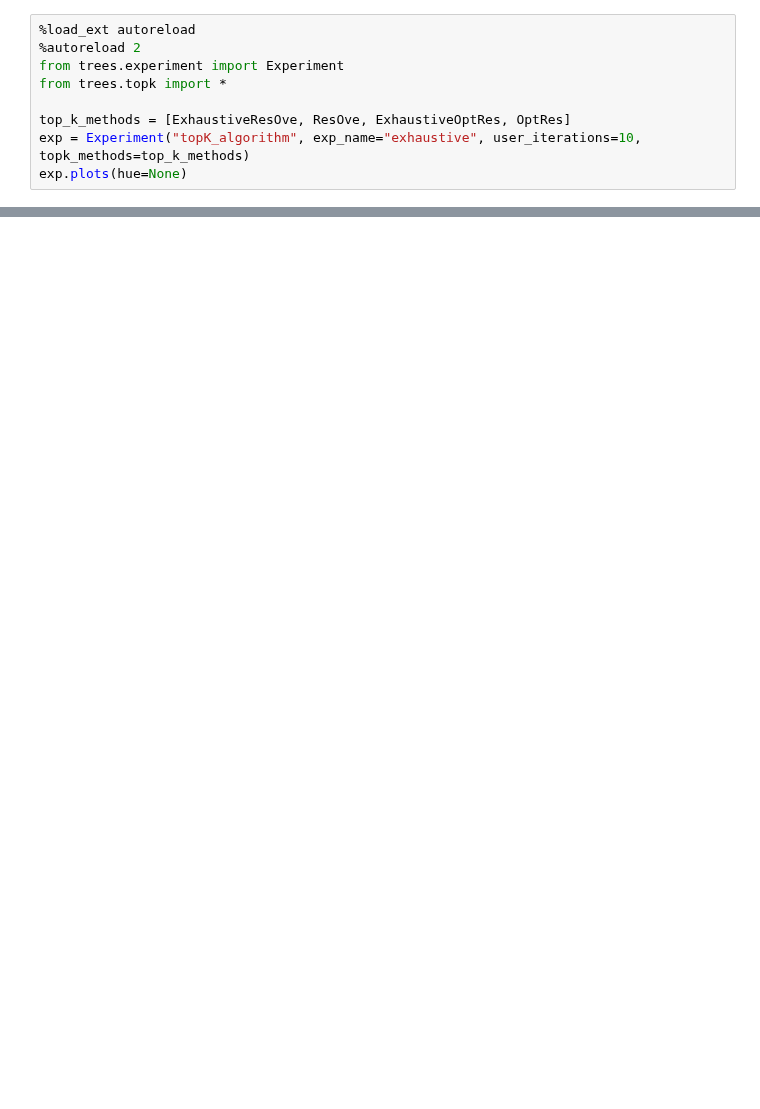
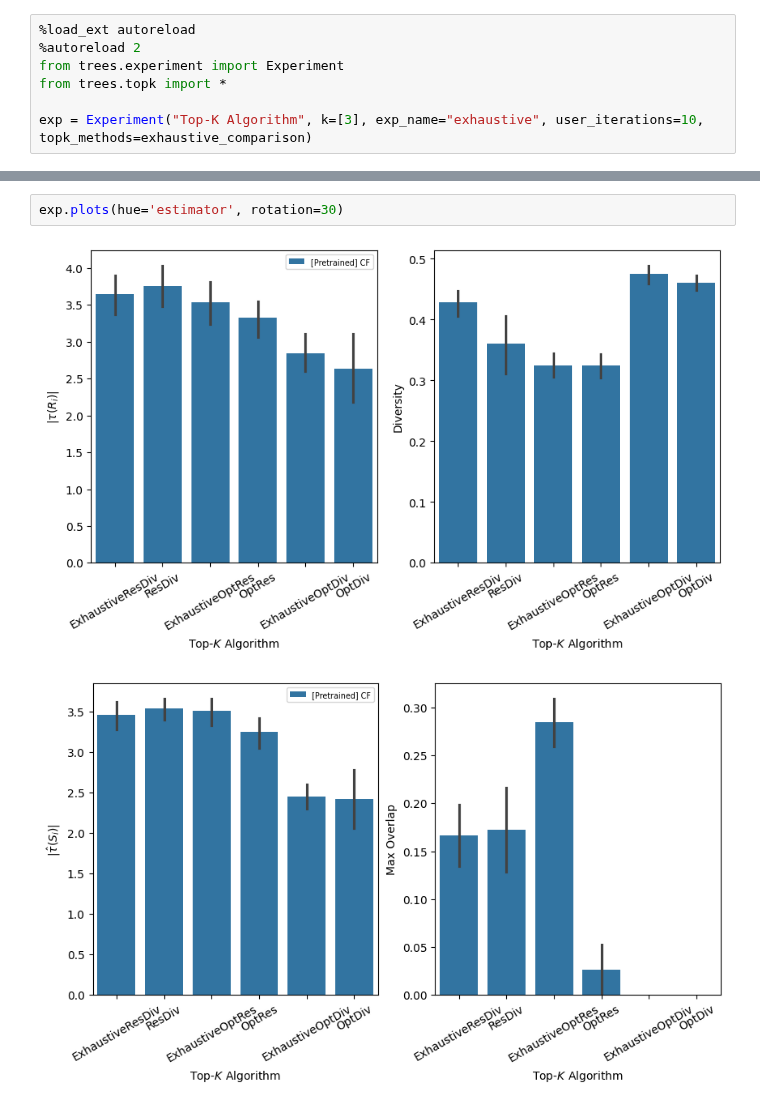
Before and after one commit to antonismand/Query-Driven-Data-Exploration-with-Heterogeneous-Treatment-Effects, a Jupyter notebook: experiments/exhaustive.ipynb, the cells around one changed output, grey strips where cells are left out. Cells and saved outputs as stored; diff of their text form; blank space fills up the shorter version.

```diff
--- a/experiments/exhaustive.ipynb
+++ b/experiments/exhaustive.ipynb
@@ -4,7 +4,5 @@
 from trees.experiment import Experiment
 from trees.topk import *
 
-top_k_methods = [ExhaustiveResOve, ResOve, ExhaustiveOptRes, OptRes]
-exp = Experiment("topK_algorithm", exp_name="exhaustive", user_iterations=10, topk_methods=top_k_methods)
-exp.plots(hue=None)
+exp = Experiment("Top-K Algorithm", k=[3], exp_name="exhaustive", user_iterations=10, topk_methods=exhaustive_comparison)
 # %% [output]
@@ -37,0 +26,5 @@ No artists with labels found to put in legend.  Note that artists whose label st
+# %%
+exp.plots(hue='estimator', rotation=30)
+# %% [output]
+[figure, added]
+[figure, added]
```
Also changed, not shown: parts of 5 cells of this notebook, 7 other files.
